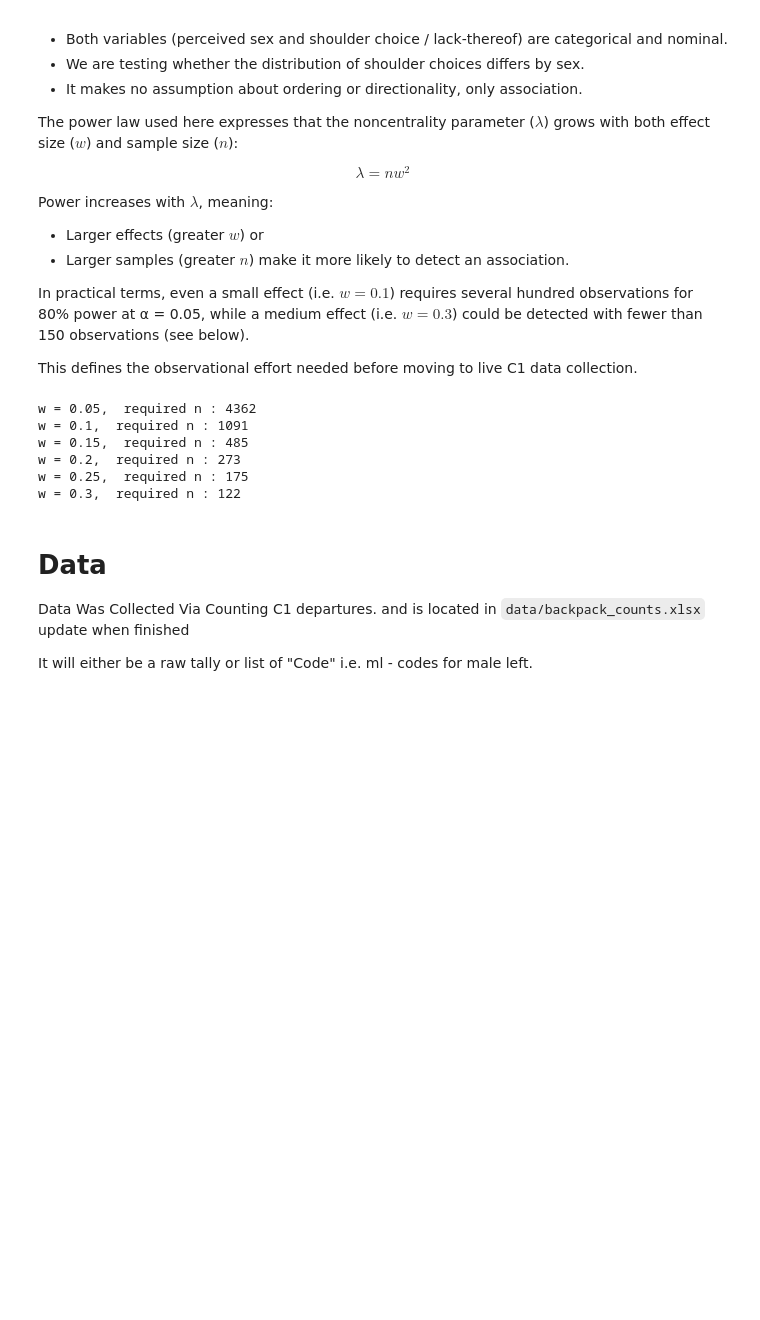
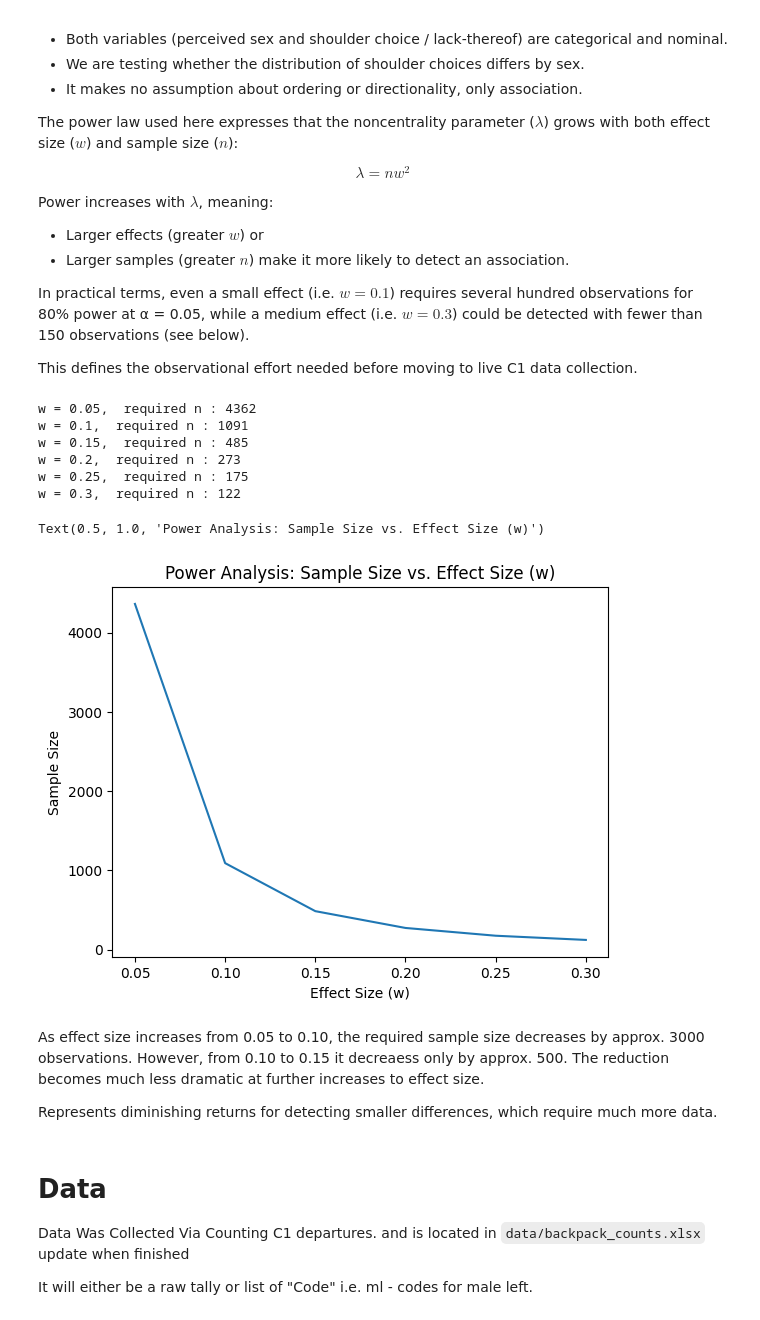
Before and after one commit to DominicTanzillo/510_Statistics, a Jupyter notebook: Freshman_Backpacks.ipynb, the cells around one changed output. Saved outputs shown, nothing was run; the diff lists cells and outputs as text; code cells hidden in the pictures; blank space fills up the shorter version.

Commit message:
Power curve plot

```diff
--- a/Freshman_Backpacks.ipynb
+++ b/Freshman_Backpacks.ipynb
@@ -62,6 +62,19 @@ w = 0.15,  required n : 485
 w = 0.2,  required n : 273
 w = 0.25,  required n : 175
 w = 0.3,  required n : 122
+# %%
+import matplotlib.pyplot as plt
+plt.plot(effect_sizes, [n_for_power(w) for w in effect_sizes])
+plt.xlabel('Effect Size (w)')
+plt.ylabel('Sample Size')
+plt.title('Power Analysis: Sample Size vs. Effect Size (w)')
+# %% [output]
+Text(0.5, 1.0, 'Power Analysis: Sample Size vs. Effect Size (w)')
+[figure, added]
+# %% [markdown]
+As effect size increases from 0.05 to 0.10, the required sample size decreases by approx. 3000 observations. However, from 0.10 to 0.15 it decreaess only by approx. 500. The reduction becomes much less dramatic at further increases to effect size.
+
+Represents diminishing returns for detecting smaller differences, which require much more data.
 # %% [markdown]
 # Data
 
```
